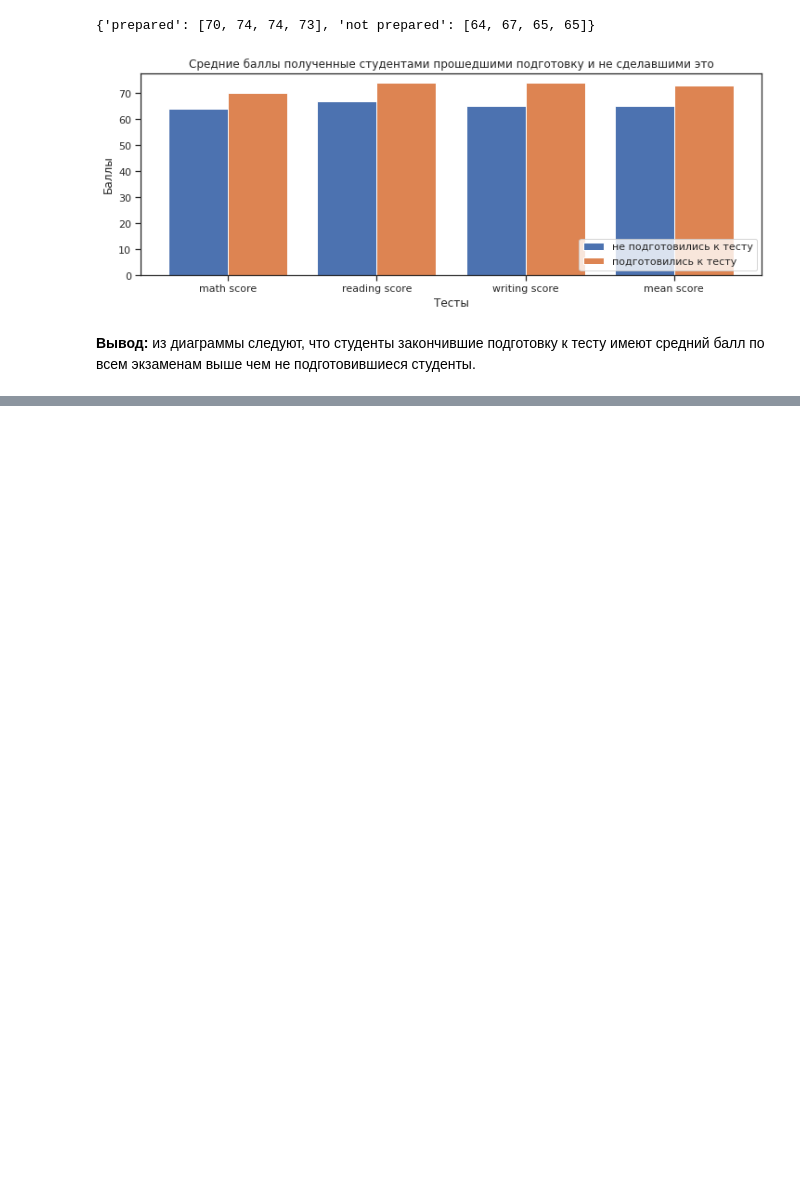
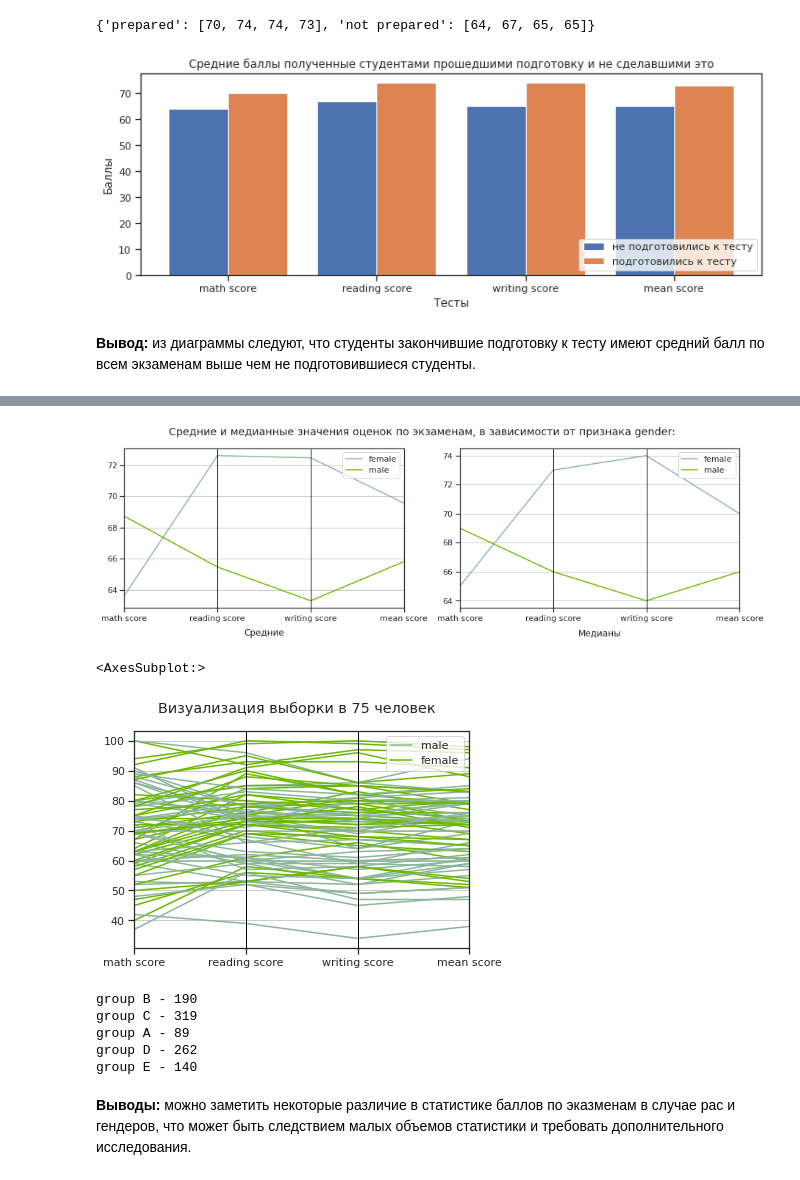
Before and after one commit to GeorgiyX/ML-21, a Jupyter notebook: lr-1/lr-1.ipynb, the cells around one changed output, grey strips where cells are left out. Saved outputs shown, nothing was run; the diff lists cells and outputs as text; code cells hidden in the pictures; blank space fills up the shorter version.

```diff
--- a/lr-1/lr-1.ipynb
+++ b/lr-1/lr-1.ipynb
@@ -142,0 +171,29 @@ plt.show()
+# %%
+figure, (plot1, plot2) = plt.subplots(nrows = 1, ncols = 2, figsize = (15,4))
+figure.suptitle("Средние и медианные значения оценок по экзаменам, в зависимости от признака gender:")
+
+r_score_mean = dataset.groupby(by = "gender").mean().reset_index()
+plot1.set_title("Средние", y = -0.2)
+pd.plotting.parallel_coordinates(r_score_mean, "gender", exams_score_names, ax = plot1)
+
+plot2.set_title("Медианы", y = -0.2)
+r_score_median = dataset.groupby(by = "gender").median().reset_index()
+pd.plotting.parallel_coordinates(r_score_median, "gender", exams_score_names, ax = plot2)
+plt.show()
+plt.suptitle("Визуализация выборки в 75 человек")
+pd.plotting.parallel_coordinates(dataset.sample(n = 75), "gender", exams_score_names)
+# %% [output]
+[figure, added]
+<AxesSubplot:>
+[figure, added]
+# %%
+for rase in dataset["race/ethnicity"].unique():
+    print("{} - {}".format(rase, len(dataset[dataset["race/ethnicity"] == rase])))
+# %% [output]
+group B - 190
+group C - 319
+group A - 89
+group D - 262
+group E - 140
+# %% [markdown]
+**Выводы:** можно заметить некоторые различие в статистике баллов по эказменам в случае рас и гендеров, что может быть следствием малых объемов статистики и требовать дополнительного исследования.
```
Also changed, not shown: parts of 8 cells of this notebook.
